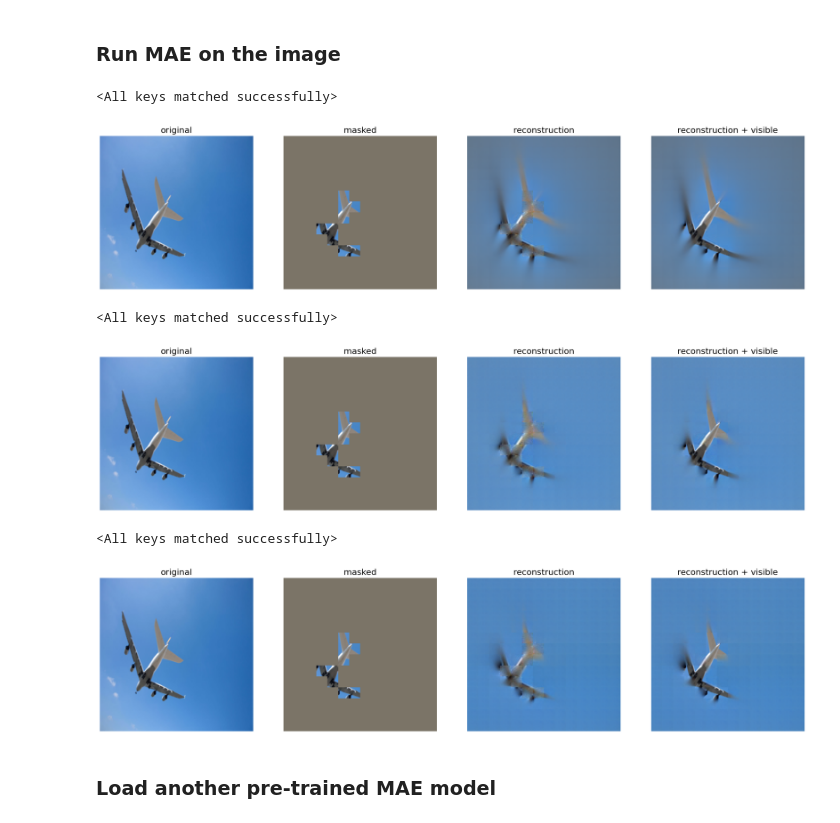
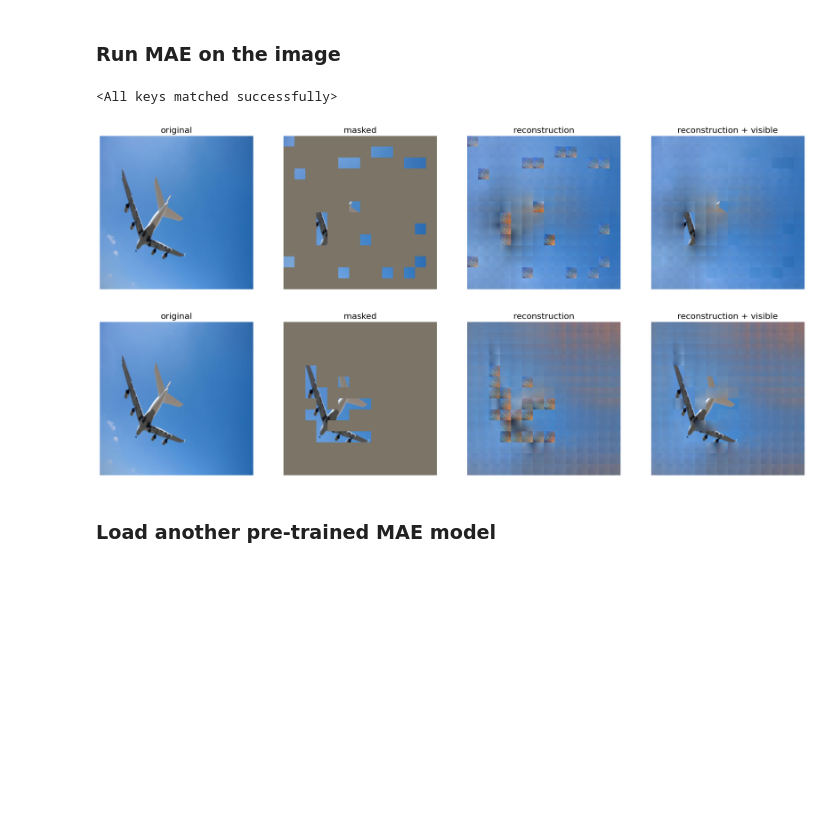
Before and after one commit to inschro/mae, a Jupyter notebook: demo/mae_visualize.ipynb, the cells around one changed output. Cells and saved outputs as stored; diff of their text form; code cells hidden in the pictures; blank space fills up the shorter version.

```diff
--- a/demo/mae_visualize.ipynb
+++ b/demo/mae_visualize.ipynb
@@ -50,7 +50,7 @@ def prepare_model(chkpt_dir, arch='mae_vit_large_patch16'):
     print(msg)
     return model
 
-def run_one_image(img, model, mask_ratio=0.96, masking='random'):
+def run_one_image(img, model, masking_type, **masking_args):
     x = torch.tensor(img)
 
     # make it a batch-like
@@ -58,7 +58,7 @@ def run_one_image(img, model, mask_ratio=0.96, masking='random'):
     x = torch.einsum('nhwc->nchw', x)
 
     # run MAE
-    loss, y, mask = model(x.float(), mask_ratio=mask_ratio, masking=masking)
+    loss, y, mask = model(x.float(), masking_type=masking_type, **masking_args)
     y = model.unpatchify(y)
     y = torch.einsum('nchw->nhwc', y).detach().cpu()
 
@@ -133,30 +134,24 @@ show_image(torch.tensor(img))
 # %%
 # make random mask reproducible (comment out to make it change)
 # torch.manual_seed(2)
 
-mask_ratio = 0.95
+masking_args = {
+    'masking_ratio': 0.9,
+}
 
-chkpt_dir = '../mae_visualize_vit_large.pth'
-model_mae = prepare_model(chkpt_dir, 'mae_vit_large_patch16')
+# chkpt_dir = '../mae_visualize_vit_large.pth'
+# model_mae = prepare_model(chkpt_dir, 'mae_vit_large_patch16')
 # run_one_image(img, model_mae, mask_ratio=mask_ratio, masking='random')
-run_one_image(img, model_mae, mask_ratio=mask_ratio, masking='entropy')
+# run_one_image(img, model_mae, mask_ratio=mask_ratio, masking='entropy')
 
-chkpt_dir = '../jobs/20240707032625/outputs/checkpoint-5.pth'
-model_mae = prepare_model(chkpt_dir, 'mae_vit_large_patch16')
-# run_one_image(img, model_mae, mask_ratio=mask_ratio, masking='random')
-run_one_image(img, model_mae, mask_ratio=mask_ratio, masking='entropy')
-
-chkpt_dir = '../jobs/20240707032625/outputs/checkpoint-10.pth'
-model_mae = prepare_model(chkpt_dir, 'mae_vit_large_patch16')
-# run_one_image(img, model_mae, mask_ratio=mask_ratio, masking='random')
-run_one_image(img, model_mae, mask_ratio=mask_ratio, masking='entropy')
+chkpt_dir = '../jobs/20240709125605/outputs/checkpoint-45.pth'
+model_mae = prepare_model(chkpt_dir, 'mae_vit_base_patch16')
+run_one_image(img, model_mae, masking_type='random_masking', **masking_args)
+run_one_image(img, model_mae, masking_type='entropy_masking', **masking_args)
 # %% [output]
 <All keys matched successfully>
-[figure, old version]
+[figure, new version]
-<All keys matched successfully>
-[figure, old version]
+[figure, new version]
-<All keys matched successfully>
-[figure, removed]
 # %% [markdown]
 ### Load another pre-trained MAE model
 # %%
```
Also changed, not shown: parts of 3 cells of this notebook, 5 other files.
